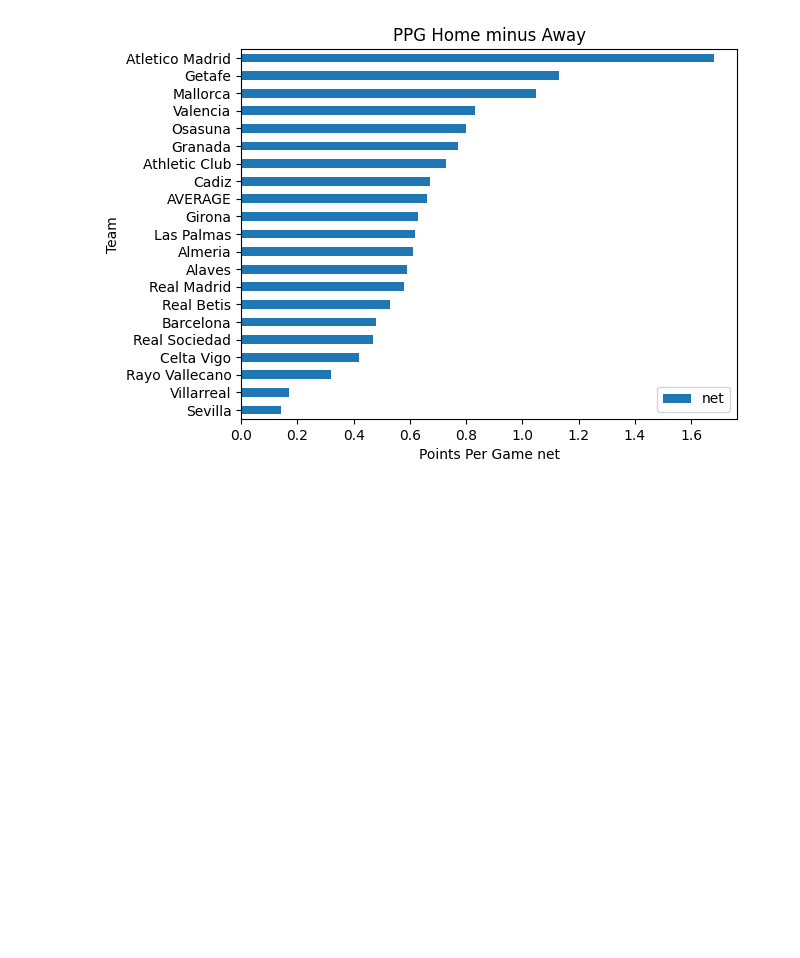
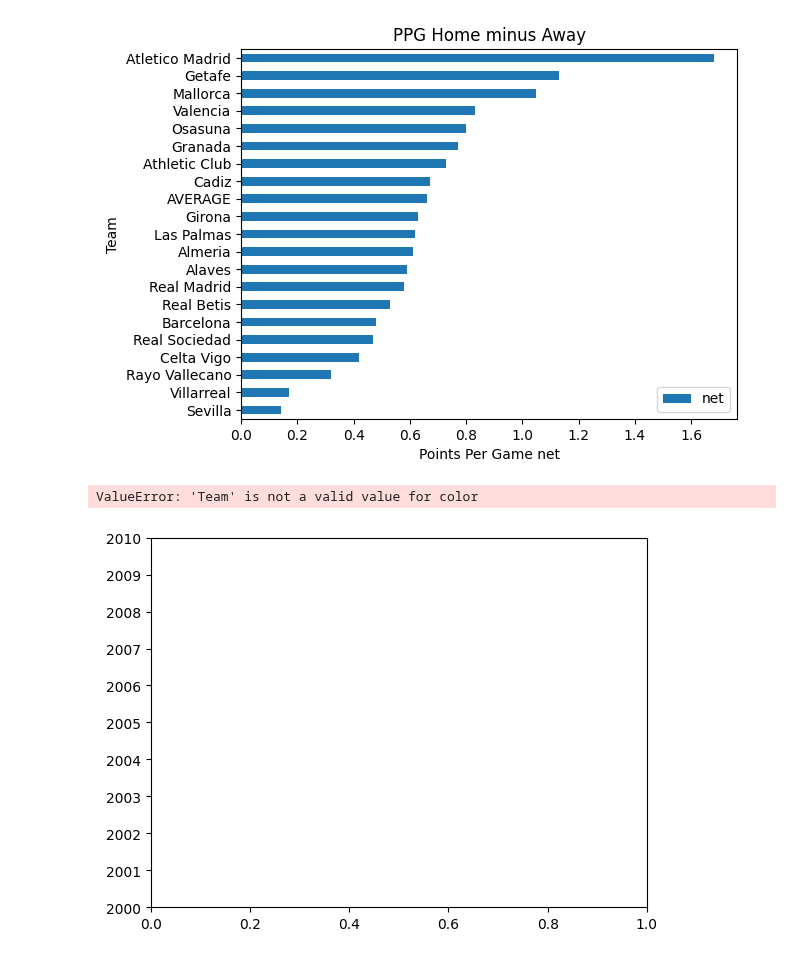
Before and after one commit to rpenn97/score_prediction_tool, a Jupyter notebook: EDA_DF/EDA.ipynb, the cells around one changed output. Drawn from its saved outputs; the diff is of its cells as text; code cells hidden in the pictures; blank space fills up the shorter version.

```diff
--- a/EDA_DF/EDA.ipynb
+++ b/EDA_DF/EDA.ipynb
@@ -760,3 +765,8 @@ plt.xlabel("Points Per Game net")
 # %% [output]
 Text(0.5, 0, 'Points Per Game net')
 [figure]
+# %%
+lines = eng_l10_df.plot.line(x='Pts', y='date')
+# %% [output]
+ValueError: 'Team' is not a valid value for color
+[figure, added]
```
Also changed, not shown: parts of 1 cell of this notebook, 8 other files.
